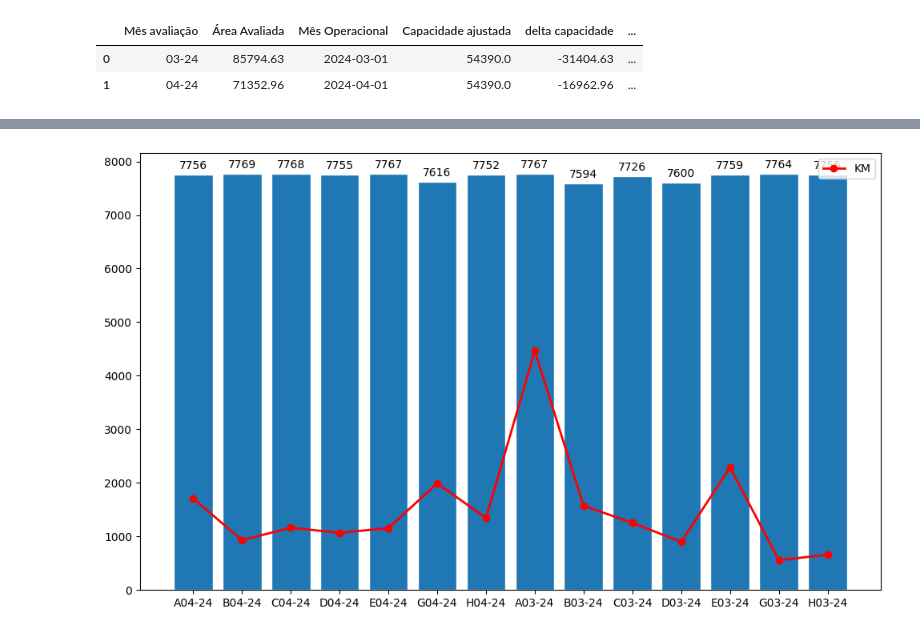
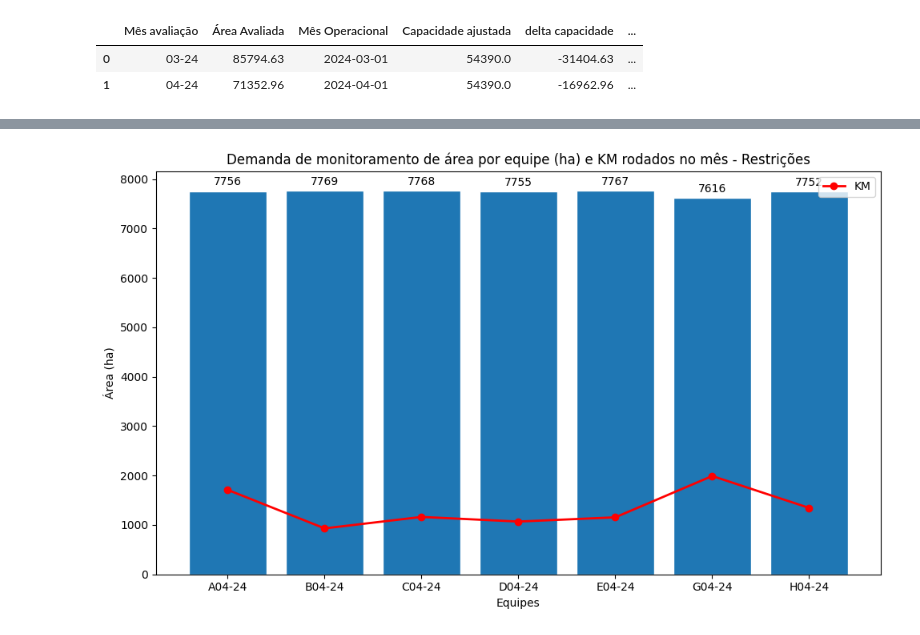
Before and after one commit to Ga-Moura/otimizacao, a Jupyter notebook: otimizacao.V2.ipynb, the cells around one changed output, grey strips where cells are left out. Drawn from its saved outputs; the diff is of its cells as text; code cells hidden in the pictures.

```diff
--- a/otimizacao.V2.ipynb
+++ b/otimizacao.V2.ipynb
@@ -362,6 +380,13 @@ otimizacao_rotas.to_excel('atribuição de equipes.xlsx')
 
 carteira_df = pd.DataFrame.from_dict(carteira_equipe, orient='index')
 
+
+#Realizar filtro para ver apenas a data escolhida
+
+filtro_data = pd.Timestamp(day=1, month=4, year=2024 )
+
+carteira_df = carteira_df[carteira_df['mes'] ==filtro_data ]
+
 carteira_df
 # %% [output]
 |  | equipe | mes | demanda | capacidade maxima | distancia maxima | km |
@@ -386,27 +452,33 @@ carteira_df
 # %%
 fig, ax = plt.subplots(figsize=(10, 6))  # Largura de 10 polegadas e altura de 6 polegadas
 
 # Dados do gráfico de barras
 xbar = carteira_df.index
 ybar = carteira_df['demanda']
 
 # Dados do gráfico de linhas
 xline = carteira_df.index
 yline = carteira_df['km']
 
 # Criar o gráfico de barras
 bars = ax.bar(xbar, ybar, width=0.8, edgecolor='white')
 
 # Adicionar rótulos às barras
 ax.bar_label(bars, fmt='%d', padding=3)
 
 # Criar o gráfico de linhas no mesmo conjunto de eixos
 ax.plot(xline, yline, color='red', marker='o', linestyle='-', linewidth=2, label='KM')
 
 ax.legend()
 
+ax.set_xlabel('Equipes')
+
+ax.set_ylabel('Área (ha)')
+
+ax.set_title('Demanda de monitoramento de área por equipe (ha) e KM rodados no mês - Restrições')
+
 fig.tight_layout()
 
 plt.show()
 # %% [output]
-[figure, old version]
+[figure, new version]
```
Also changed, not shown: parts of 12 cells of this notebook.
